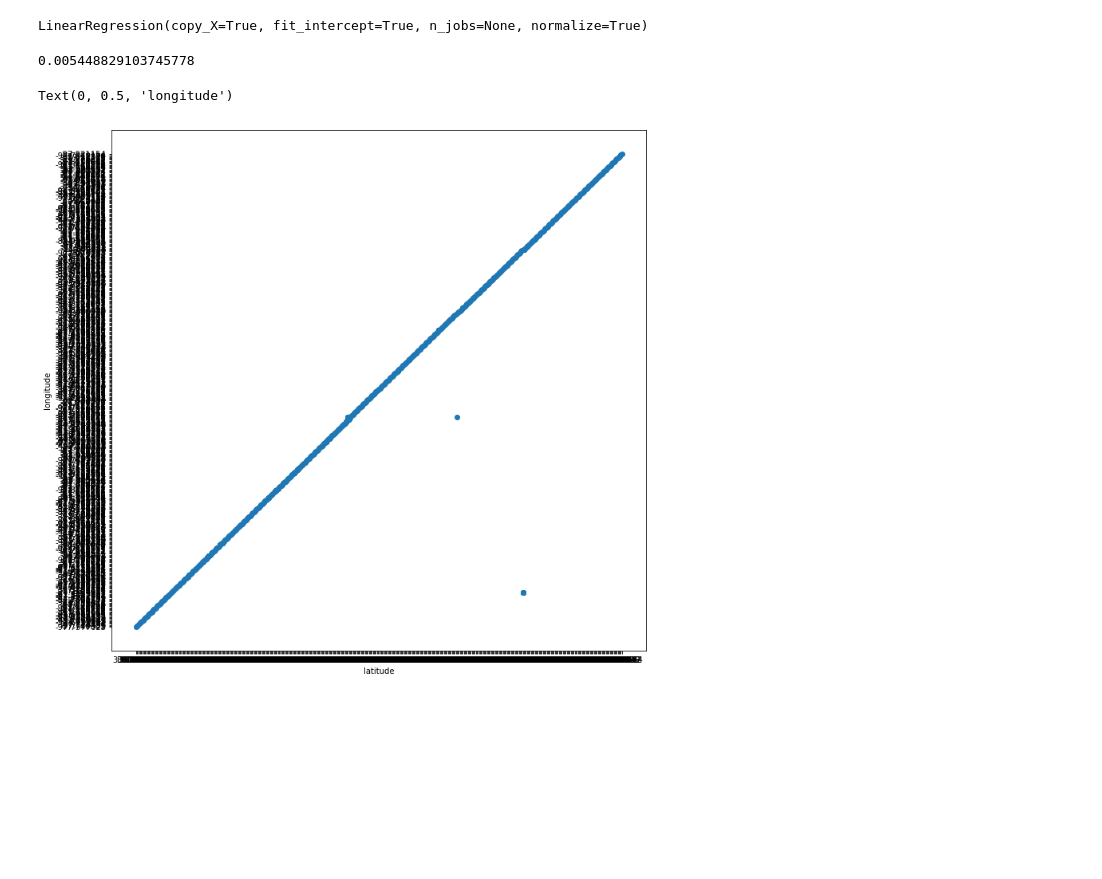
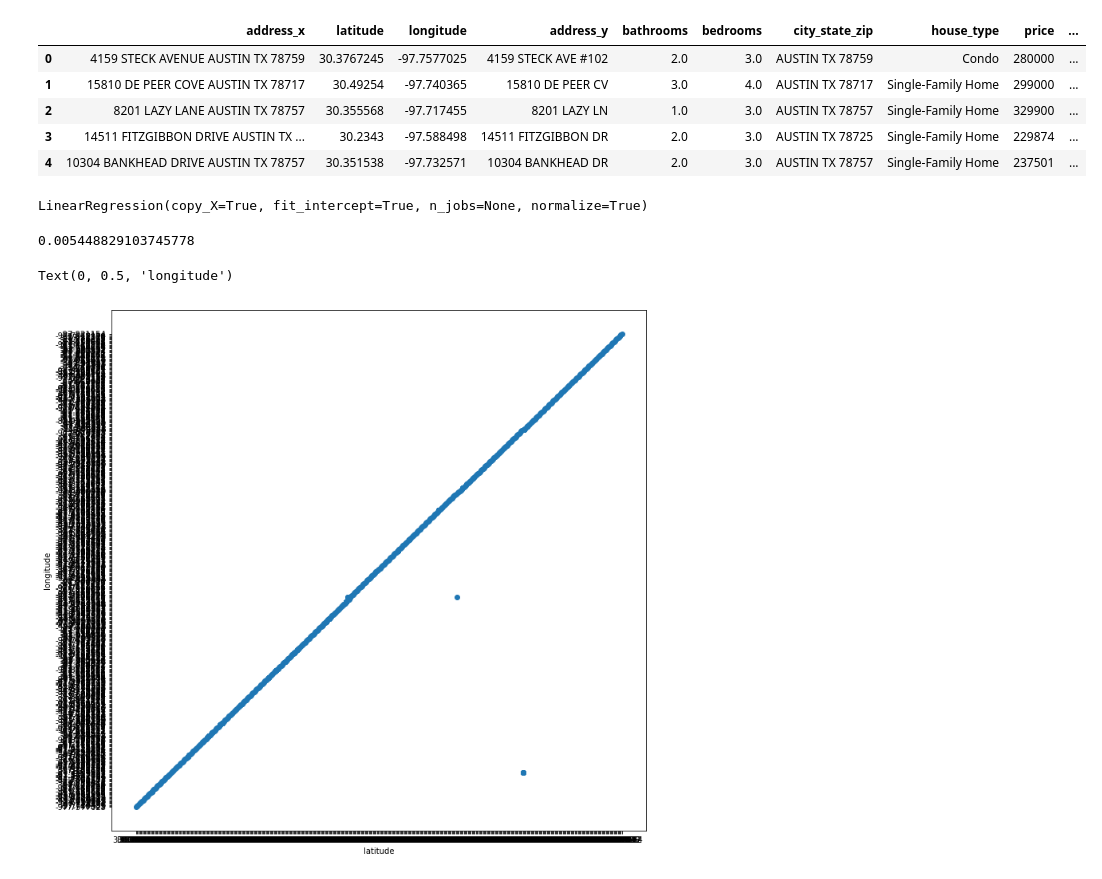
Before and after one commit to AustinMadert/real_estate_opportunity_lih, a Jupyter notebook: notebooks/feature_engineering.ipynb, the cells around one changed output. Saved outputs shown, nothing was run; the diff lists cells and outputs as text; code cells hidden in the pictures; blank space fills up the shorter version.

```diff
--- a/notebooks/feature_engineering.ipynb
+++ b/notebooks/feature_engineering.ipynb
@@ -27,6 +27,15 @@ newdf.drop(newdf[newdf['sqft'] == 0].index , inplace=True)
 # %%
 newdf['bathrooms'] = newdf['bathrooms'].map(lambda x: str(x).replace('Bathrooms', '').replace('Bathroom', '').strip()).astype(float)
 newdf['bedrooms'] = newdf['bedrooms'].map(lambda x: str(x).replace('Bedrooms', '').replace('Bedroom', '').strip()).astype(float)
+# %%
+newdf.head()
+# %% [output]
+|  | address_x | latitude | longitude | address_y | bathrooms | bedrooms | city_state_zip | house_type | price | ... |
+| 0 | 4159 STECK AVENUE AUSTIN TX 78759 | 30.3767245 | -97.7577025 | 4159 STECK AVE #102 | 2.0 | 3.0 | AUSTIN TX 78759 | Condo | 280000 | ... |
+| 1 | 15810 DE PEER COVE AUSTIN TX 78717 | 30.49254 | -97.740365 | 15810 DE PEER CV | 3.0 | 4.0 | AUSTIN TX 78717 | Single-Family Home | 299000 | ... |
+| 2 | 8201 LAZY LANE AUSTIN TX 78757 | 30.355568 | -97.717455 | 8201 LAZY LN | 1.0 | 3.0 | AUSTIN TX 78757 | Single-Family Home | 329900 | ... |
+| 3 | 14511 FITZGIBBON DRIVE AUSTIN TX ... | 30.2343 | -97.588498 | 14511 FITZGIBBON DR | 2.0 | 3.0 | AUSTIN TX 78725 | Single-Family Home | 229874 | ... |
+| 4 | 10304 BANKHEAD DRIVE AUSTIN TX 78757 | 30.351538 | -97.732571 | 10304 BANKHEAD DR | 2.0 | 3.0 | AUSTIN TX 78757 | Single-Family Home | 237501 | ... |
 # %%
 X = newdf[['latitude', 'longitude']]
 y = newdf['price_per_sqft']
```
Also changed, not shown: parts of 8 cells of this notebook, 13 other files.
